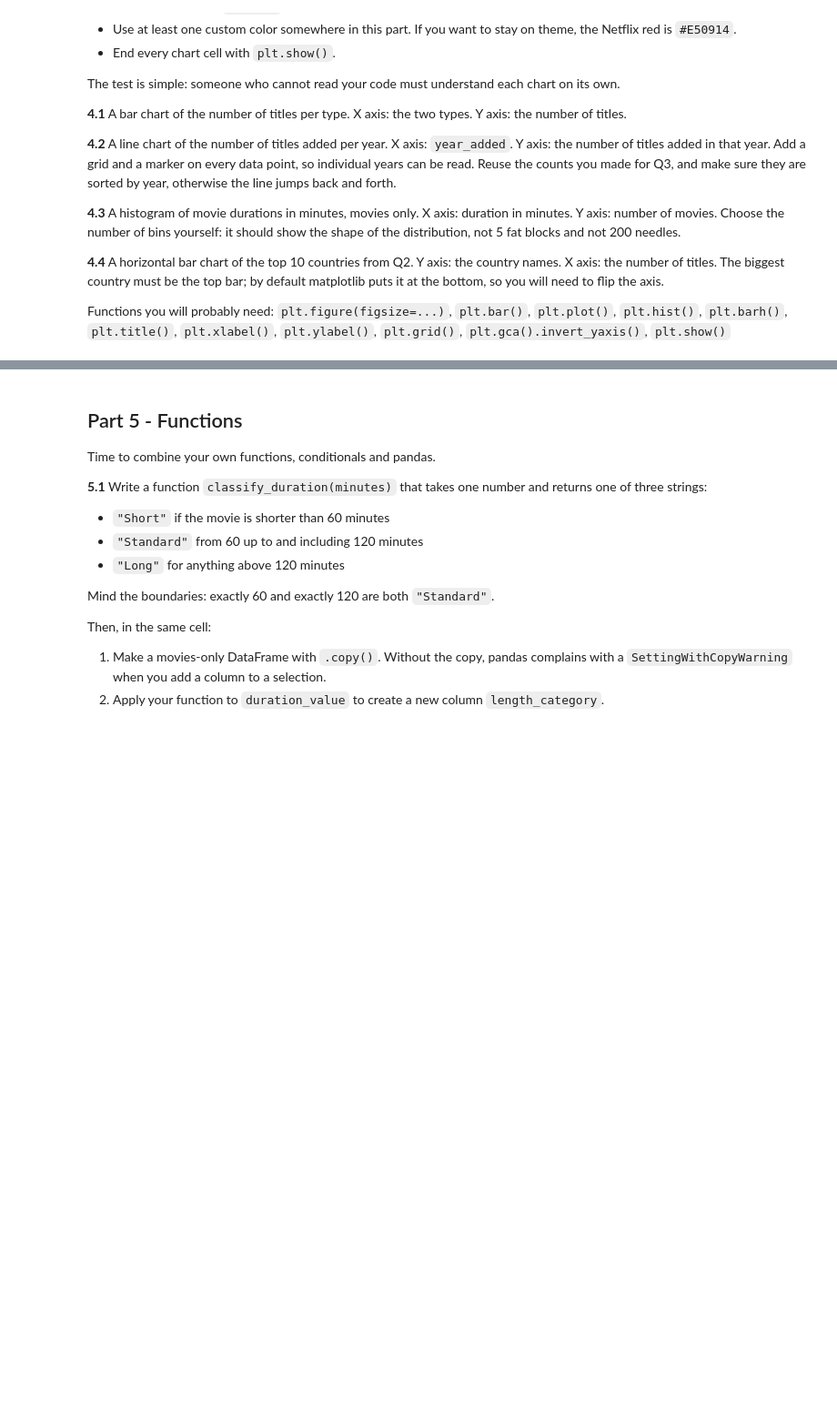
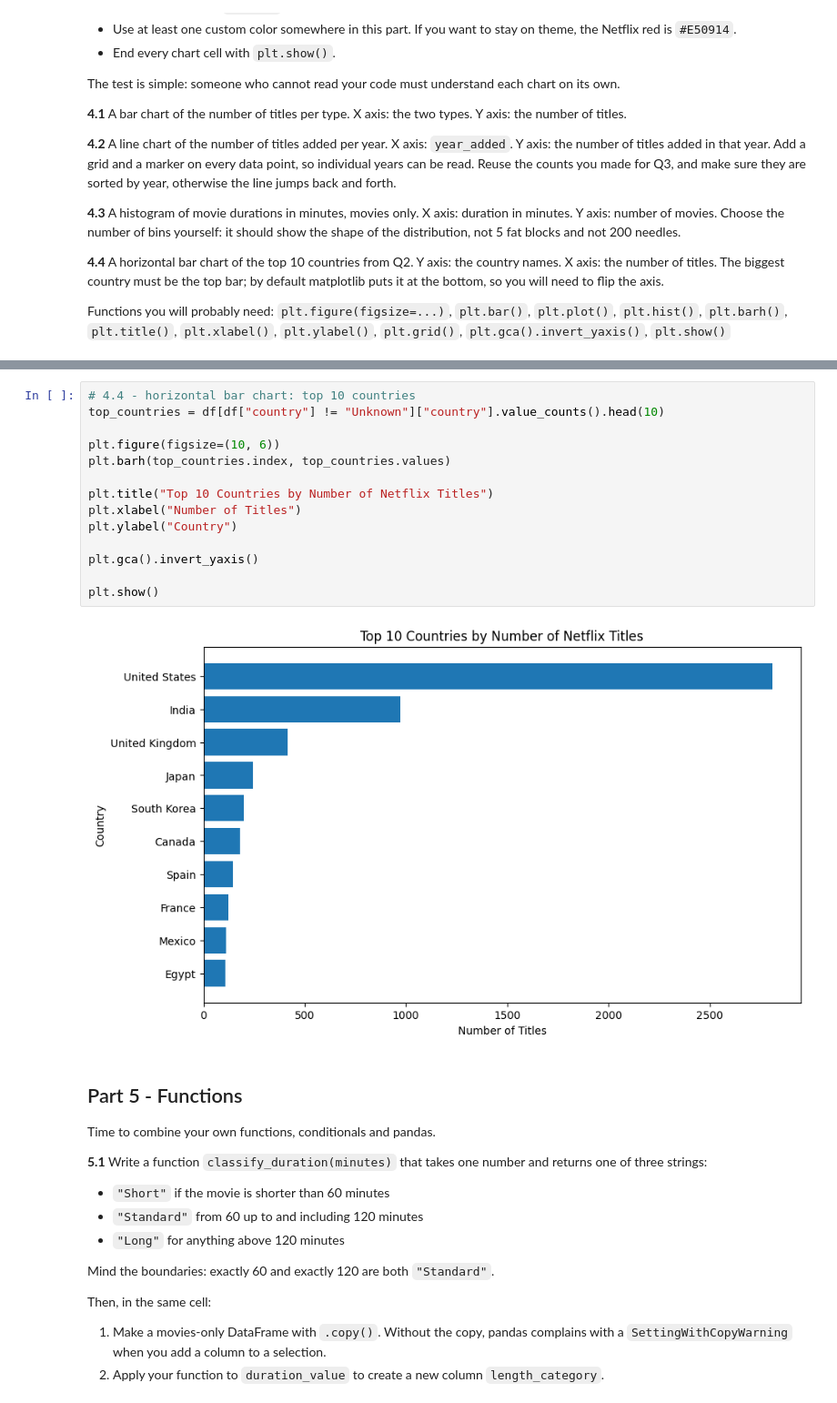
Before and after one commit to boryanakostadinova87-cyber/Final-Project-1, a Jupyter notebook: DS_FinalProject_Assignment.ipynb, the cells around one changed output, grey strips where cells are left out. Shown at 91% size. Cells and saved outputs as stored; diff of their text form; blank space fills up the shorter version.

```diff
--- a/DS_FinalProject_Assignment.ipynb
+++ b/DS_FinalProject_Assignment.ipynb
@@ -220,3 +525,19 @@ Functions you will probably need: `plt.figure(figsize=...)`, `plt.bar()`, `plt.p
+# %%
+# 4.4 - horizontal bar chart: top 10 countries
+top_countries = df[df["country"] != "Unknown"]["country"].value_counts().head(10)
+
+plt.figure(figsize=(10, 6))
+plt.barh(top_countries.index, top_countries.values)
+
+plt.title("Top 10 Countries by Number of Netflix Titles")
+plt.xlabel("Number of Titles")
+plt.ylabel("Country")
+
+plt.gca().invert_yaxis()
+
+plt.show()
+# %% [output]
+[figure, added]
 # %% [markdown]
 ## Part 5 - Functions
 
```
Also changed, not shown: parts of 34 cells of this notebook.
